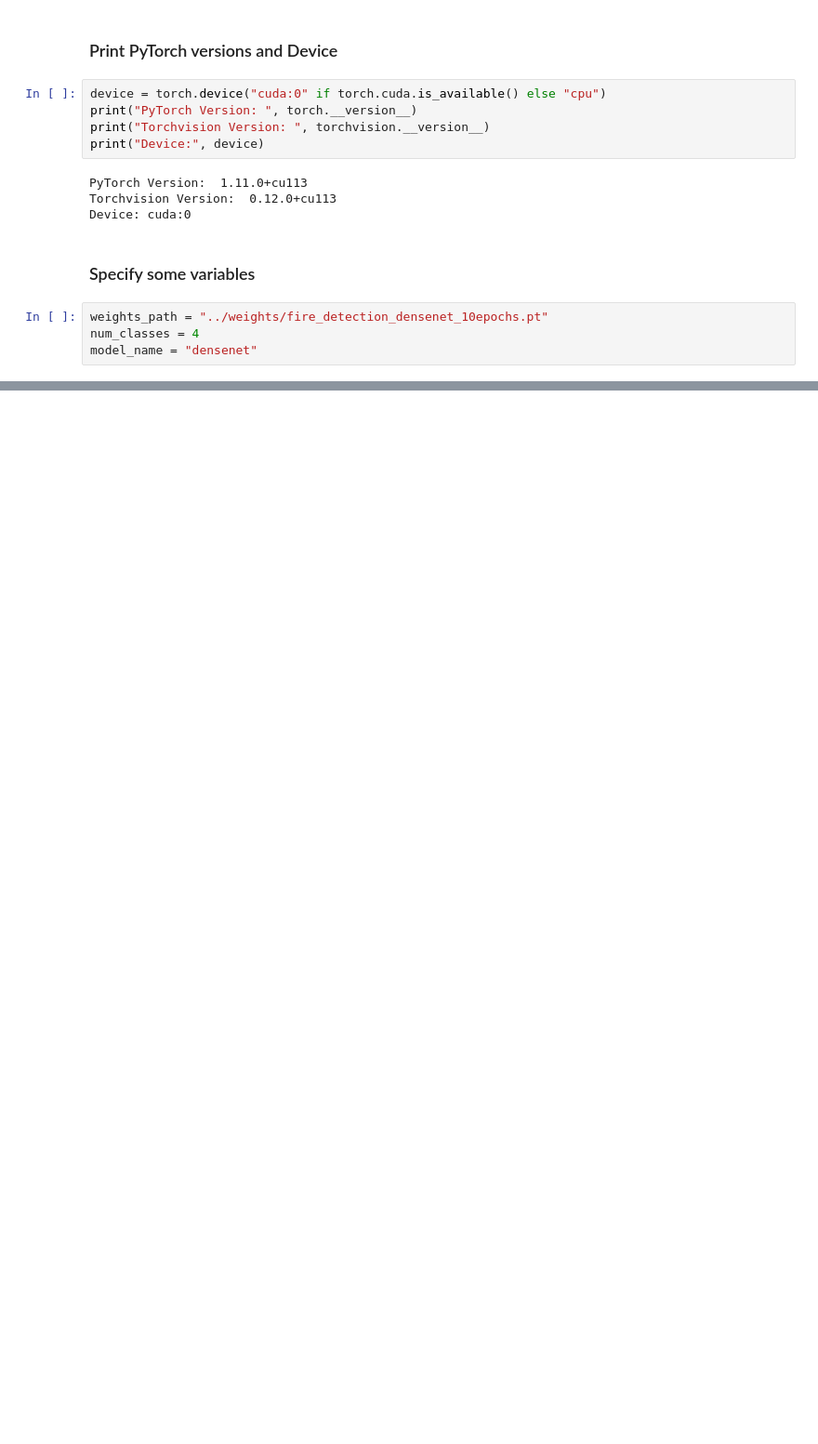
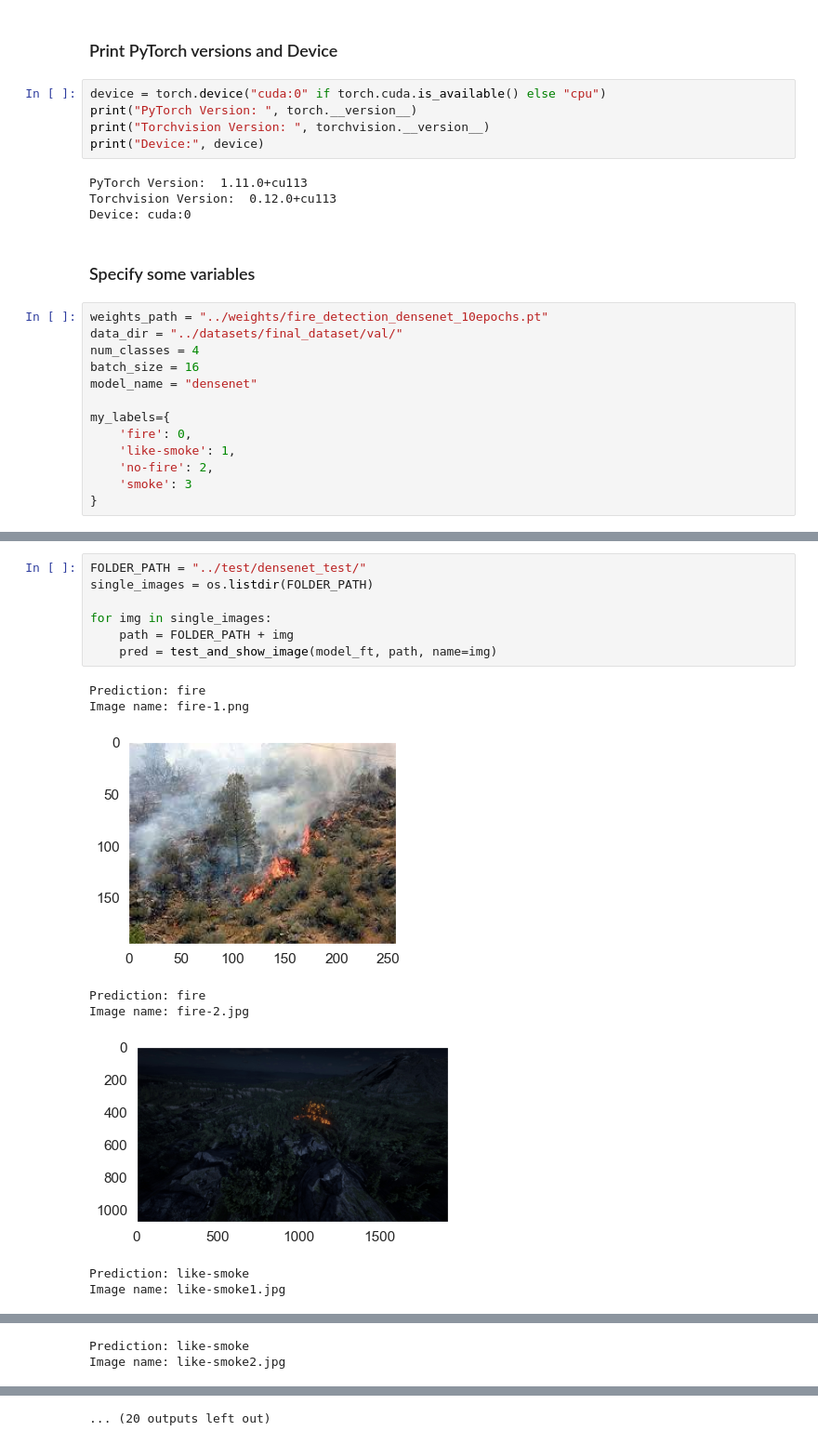
Before and after one commit to umair140404/fire-detection, a Jupyter notebook: models/test.ipynb, the cells around one changed output, grey strips where cells are left out. Shown at 93% size. Drawn from its saved outputs; the diff is of its cells as text; blank space fills up the shorter version.

```diff
--- a/models/test.ipynb
+++ b/models/test.ipynb
@@ -33,5 +41,14 @@ Device: cuda:0
 ### Specify some variables
 # %%
 weights_path = "../weights/fire_detection_densenet_10epochs.pt"
+data_dir = "../datasets/final_dataset/val/"
 num_classes = 4
+batch_size = 16
 model_name = "densenet"
+
+my_labels={
+    'fire': 0,
+    'like-smoke': 1,
+    'no-fire': 2,
+    'smoke': 3
+}
@@ -50,0 +186,16 @@ FileNotFoundError: [Errno 2] No such file or directory: '../weights/fire_detecti
+# %%
+FOLDER_PATH = "../test/densenet_test/"
+single_images = os.listdir(FOLDER_PATH)
+
+for img in single_images:
+    path = FOLDER_PATH + img
+    pred = test_and_show_image(model_ft, path, name=img)
+# %% [output]
+Prediction: fire
+Image name: fire-1.png
+[figure, added]
+Prediction: fire
+Image name: fire-2.jpg
+[figure, added]
+Prediction: like-smoke
+Image name: like-smoke1.jpg
@@ -50,0 +203,2 @@ FileNotFoundError: [Errno 2] No such file or directory: '../weights/fire_detecti
+Prediction: like-smoke
+Image name: like-smoke2.jpg
@@ -50,0 +212 @@ FileNotFoundError: [Errno 2] No such file or directory: '../weights/fire_detecti
+... (20 outputs left out)
```
Also changed, not shown: parts of 14 cells of this notebook, 1 other file.
